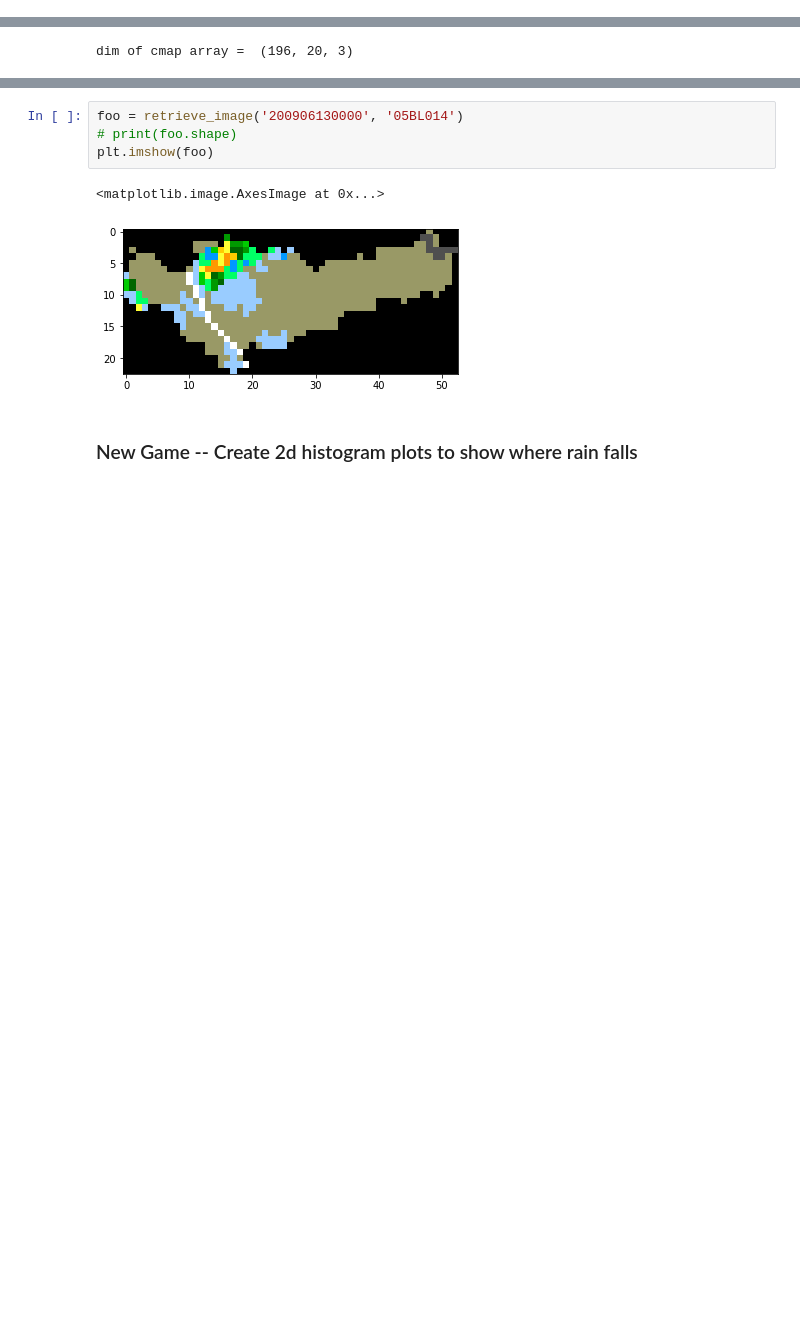
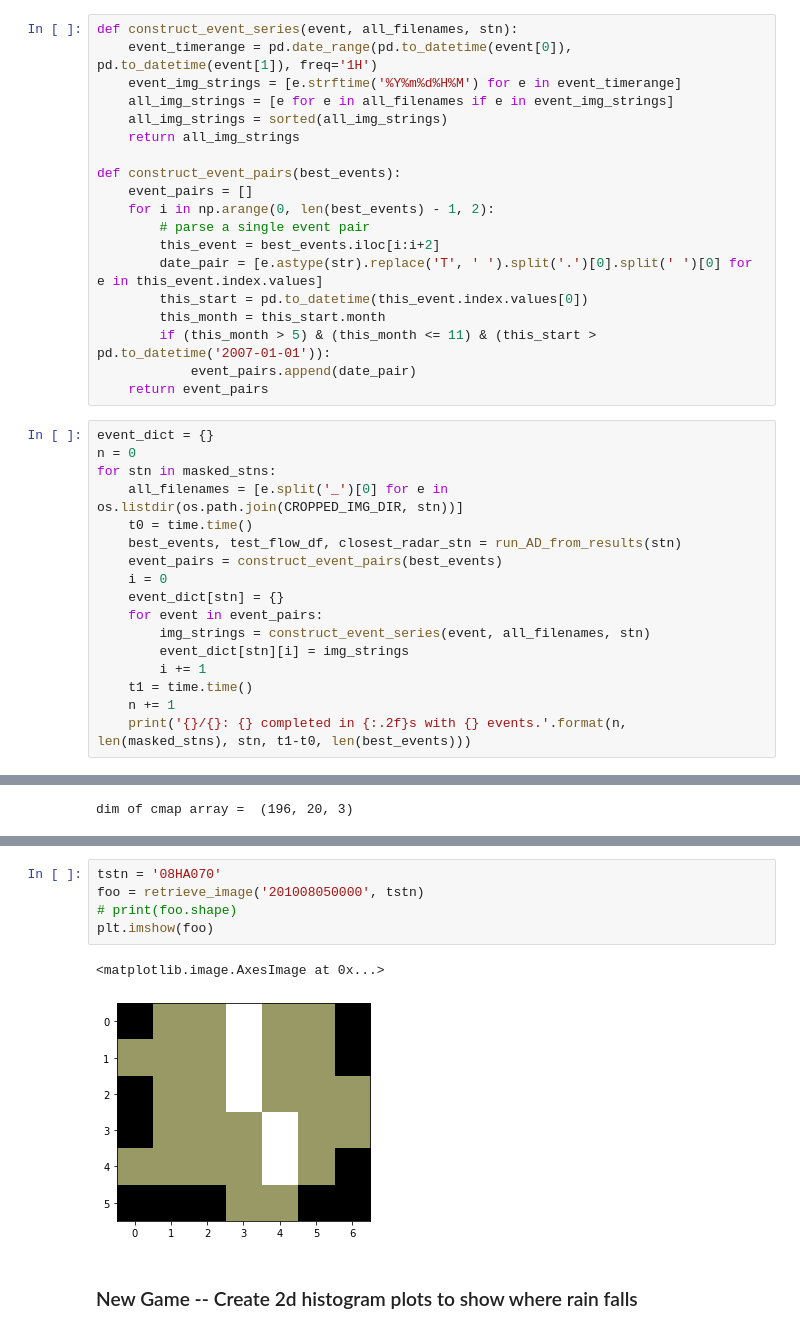
Before and after one commit to dankovacek/precip_radar, a Jupyter notebook: Process_Images.ipynb, the cells around one changed output, grey strips where cells are left out. Cells and saved outputs as stored; diff of their text form; blank space fills up the shorter version.

```diff
--- a/Process_Images.ipynb
+++ b/Process_Images.ipynb
@@ -105,0 +101,36 @@ for stn in masked_stns:
+# %%
+def construct_event_series(event, all_filenames, stn):
+    event_timerange = pd.date_range(pd.to_datetime(event[0]), pd.to_datetime(event[1]), freq='1H')
+    event_img_strings = [e.strftime('%Y%m%d%H%M') for e in event_timerange]
+    all_img_strings = [e for e in all_filenames if e in event_img_strings]
+    all_img_strings = sorted(all_img_strings)
+    return all_img_strings
+
+def construct_event_pairs(best_events):
+    event_pairs = []
+    for i in np.arange(0, len(best_events) - 1, 2):
+        # parse a single event pair
+        this_event = best_events.iloc[i:i+2]
+        date_pair = [e.astype(str).replace('T', ' ').split('.')[0].split(' ')[0] for e in this_event.index.values]
+        this_start = pd.to_datetime(this_event.index.values[0])
+        this_month = this_start.month
+        if (this_month > 5) & (this_month <= 11) & (this_start > pd.to_datetime('2007-01-01')):
+            event_pairs.append(date_pair)
+    return event_pairs
+# %%
+event_dict = {}
+n = 0
+for stn in masked_stns:
+    all_filenames = [e.split('_')[0] for e in os.listdir(os.path.join(CROPPED_IMG_DIR, stn))]
+    t0 = time.time()
+    best_events, test_flow_df, closest_radar_stn = run_AD_from_results(stn)
+    event_pairs = construct_event_pairs(best_events)
+    i = 0
+    event_dict[stn] = {}
+    for event in event_pairs:
+        img_strings = construct_event_series(event, all_filenames, stn)
+        event_dict[stn][i] = img_strings
+        i += 1
+    t1 = time.time()
+    n += 1
+    print('{}/{}: {} completed in {:.2f}s with {} events.'.format(n, len(masked_stns), stn, t1-t0, len(best_events)))
@@ -224,10 +207,11 @@ def arrange_plots_into_grid(stn_plots):
 # %%
-foo = retrieve_image('200906130000', '05BL014')
+tstn = '08HA070'
+foo = retrieve_image('201008050000', tstn)
 # print(foo.shape)
 plt.imshow(foo)
 # %% [output]
 <matplotlib.image.AxesImage at 0x...>
-[figure, old version]
+[figure, new version]
 # %% [markdown]
 ### New Game -- Create 2d histogram plots to show where rain falls
 # %%
```
Also changed, not shown: parts of 23 cells of this notebook, 6 other files.
